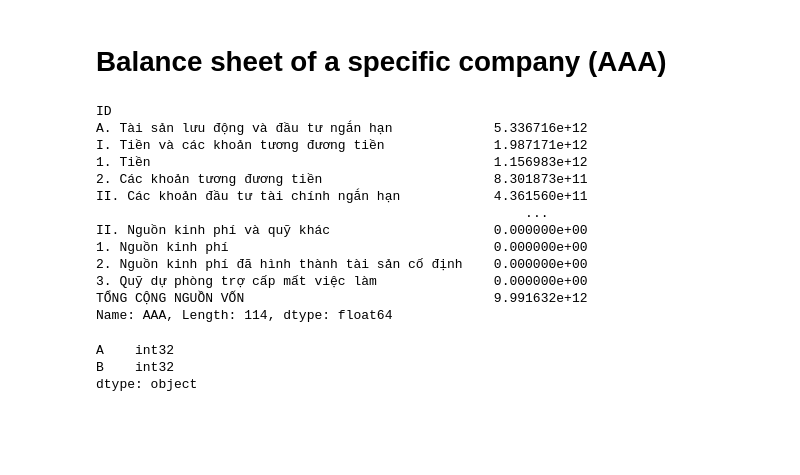
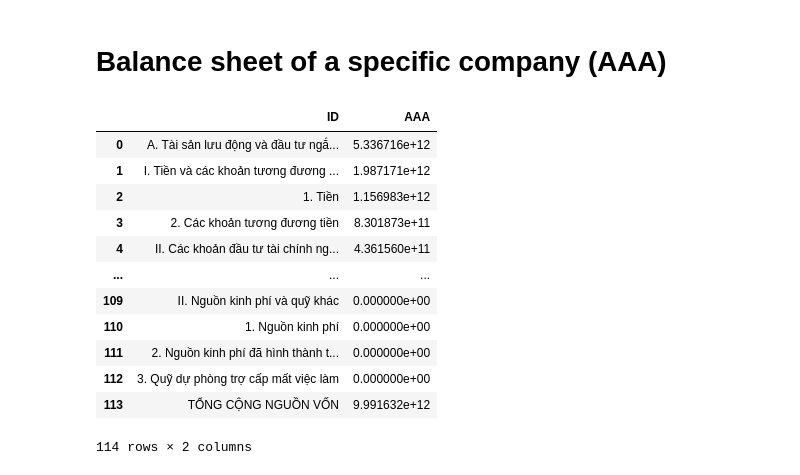
Before and after one commit to ThaiDat/Vietnamese-Financial-Data, a Jupyter notebook: example.ipynb, the cells around one changed output. Drawn from its saved outputs; the diff is of its cells as text; code cells hidden in the pictures; blank space fills up the shorter version.

```diff
--- a/example.ipynb
+++ b/example.ipynb
@@ -51,26 +52,20 @@ Index(['AAA', 'AAM', 'AAT', 'ABS', 'ABT', 'ACB', 'ACC', 'ACL', 'ADG', 'ADS',
       dtype='object', length=848)
 # %% [markdown]
 # Balance sheet of a specific company (AAA)
-# %%
-bs4['AAA'].dropna()
-# %% [output]
-ID
-A. Tài sản lưu động và đầu tư ngắn hạn             5.336716e+12
-I. Tiền và các khoản tương đương tiền              1.987171e+12
-1. Tiền                                            1.156983e+12
-2. Các khoản tương đương tiền                      8.301873e+11
-II. Các khoản đầu tư tài chính ngắn hạn            4.361560e+11
-                                                       ...
-II. Nguồn kinh phí và quỹ khác                     0.000000e+00
-1. Nguồn kinh phí                                  0.000000e+00
-2. Nguồn kinh phí đã hình thành tài sản cố định    0.000000e+00
-3. Quỹ dự phòng trợ cấp mất việc làm               0.000000e+00
-TỔNG CỘNG NGUỒN VỐN                                9.991632e+12
-Name: AAA, Length: 114, dtype: float64
-# %%
-t = pd.DataFrame(data={'A':{'X':1, 'Y':2}, 'B':{'X':5, 'G':6}}, dtype=int).fillna(-1)
-t.astype(int).dtypes
-# %% [output]
-A    int32
-B    int32
-dtype: object
+# %%
+bs_aaa = bs4['AAA'].dropna()
+bs_aaa.reset_index()
+# %% [output]
+|  | ID | AAA |
+| 0 | A. Tài sản lưu động và đầu tư ngắ... | 5.336716e+12 |
+| 1 | I. Tiền và các khoản tương đương ... | 1.987171e+12 |
+| 2 | 1. Tiền | 1.156983e+12 |
+| 3 | 2. Các khoản tương đương tiền | 8.301873e+11 |
+| 4 | II. Các khoản đầu tư tài chính ng... | 4.361560e+11 |
+| ... | ... | ... |
+| 109 | II. Nguồn kinh phí và quỹ khác | 0.000000e+00 |
+| 110 | 1. Nguồn kinh phí | 0.000000e+00 |
+| 111 | 2. Nguồn kinh phí đã hình thành t... | 0.000000e+00 |
+| 112 | 3. Quỹ dự phòng trợ cấp mất việc làm | 0.000000e+00 |
+| 113 | TỔNG CỘNG NGUỒN VỐN | 9.991632e+12 |
+114 rows × 2 columns
```
Also changed, not shown: parts of 1 cell of this notebook.
